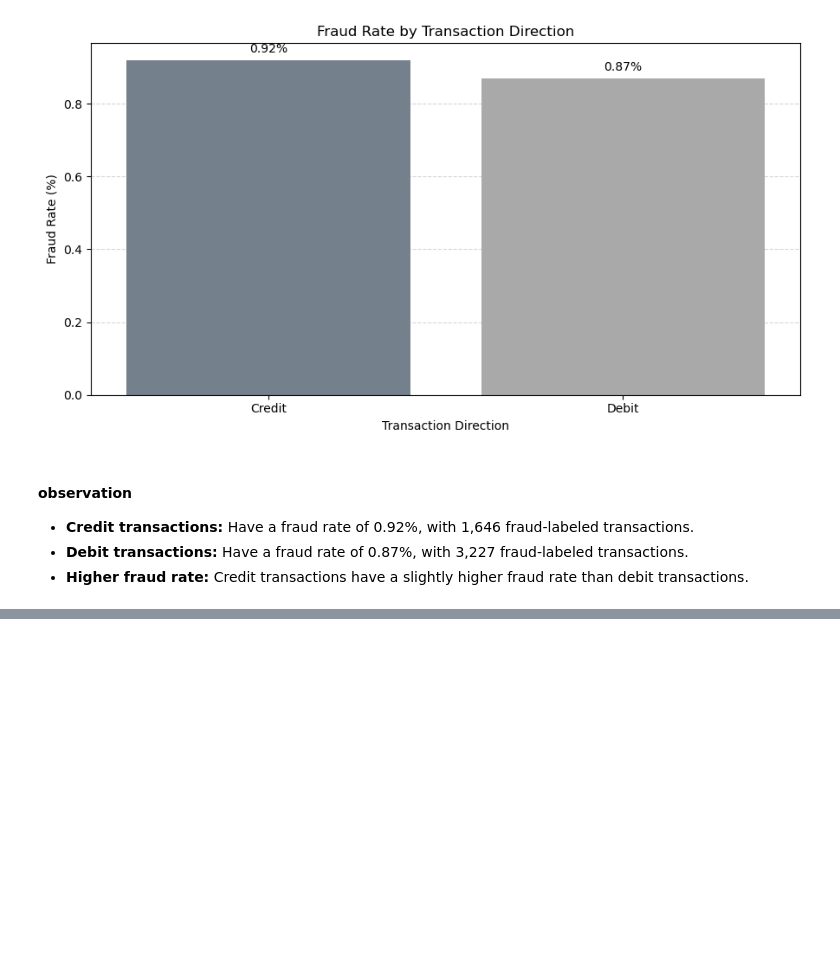
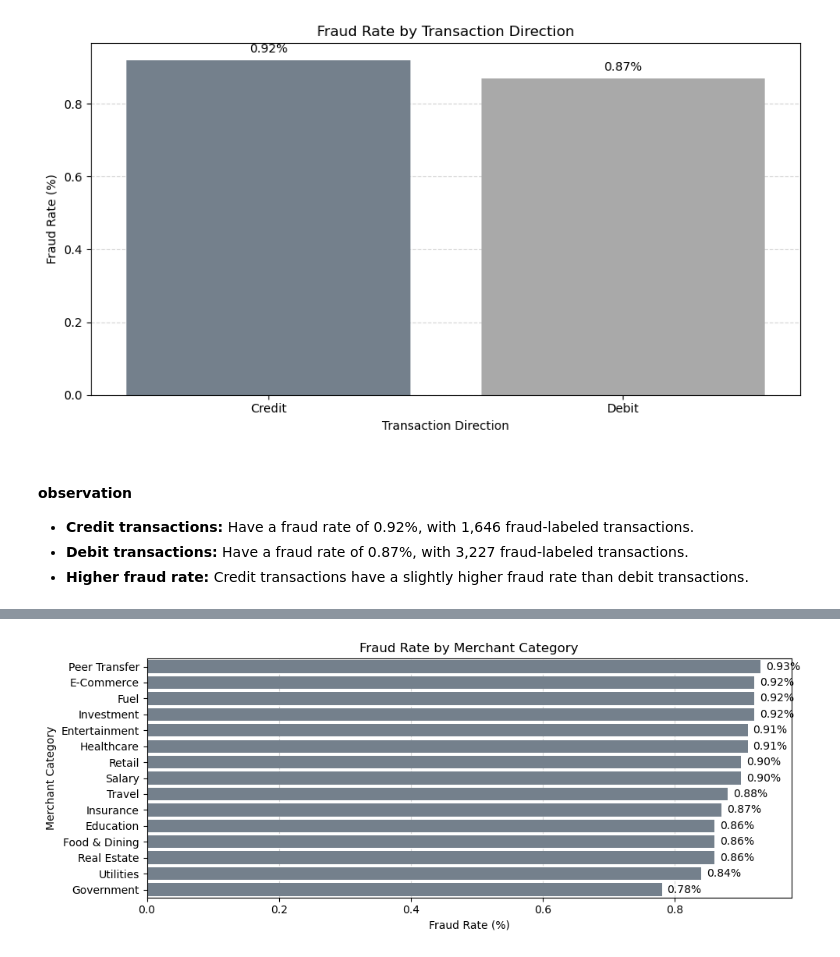
Before and after one commit to MrinmoyTalukdar27/FraudLens-Indian-Banking-Analytics, a Jupyter notebook: EDA.ipynb, the cells around one changed output, grey strips where cells are left out. Cells and saved outputs as stored; diff of their text form; code cells hidden in the pictures; blank space fills up the shorter version.

```diff
--- a/EDA.ipynb
+++ b/EDA.ipynb
@@ -432,0 +442,17 @@ plt.show()
+# %%
+# It will help us identify which merchant categories have higher fraud rates, such as Utilities, Food & Dining, and E-Commerce
+fraud_by_merchant = df.groupby("merchant_category").agg(
+    Total_Transactions=("is_fraud", "count"),
+    Fraud_Transactions=("is_fraud", "sum")
+)
+
+fraud_by_merchant["Fraud_Rate_%"] = (
+    fraud_by_merchant["Fraud_Transactions"]
+    / fraud_by_merchant["Total_Transactions"] * 100
+).round(2)
+
+fraud_by_merchant = fraud_by_merchant.sort_values(
+    "Fraud_Rate_%", ascending=False
+)
+
+print(fraud_by_merchant)
@@ -432,0 +477,31 @@ plt.show()
+# %%
+# just visualizing our findings using a bar plot
+plt.figure(figsize=(10, 4))
+
+ax = sns.barplot(
+    data=fraud_by_merchant.reset_index(),
+    x="Fraud_Rate_%",
+    y="merchant_category",
+    color="slategray"
+)
+
+for bar in ax.patches:
+    width = bar.get_width()
+    ax.annotate(
+        f"{width:.2f}%",
+        (width, bar.get_y() + bar.get_height() / 2),
+        xytext=(5, 0),
+        textcoords="offset points",
+        va="center"
+    )
+
+plt.title("Fraud Rate by Merchant Category")
+plt.xlabel("Fraud Rate (%)")
+plt.ylabel("Merchant Category")
+plt.grid(axis="x", linestyle="--", alpha=0.5)
+plt.gca().set_axisbelow(True)
+
+plt.tight_layout()
+plt.show()
+# %% [output]
+[figure, added]
```
Also changed, not shown: parts of 5 cells of this notebook.
